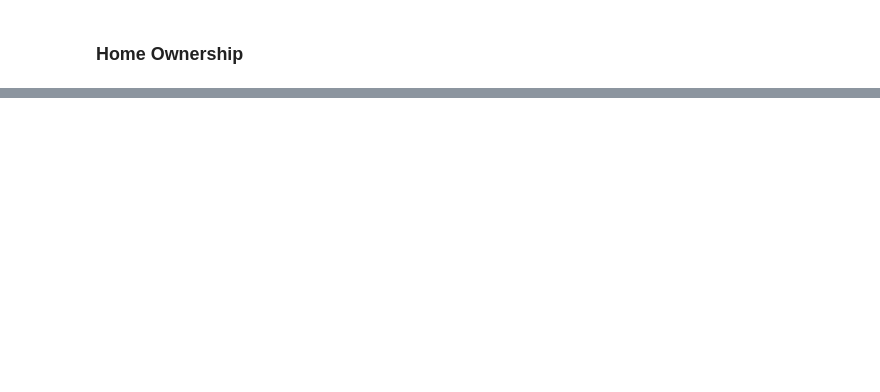
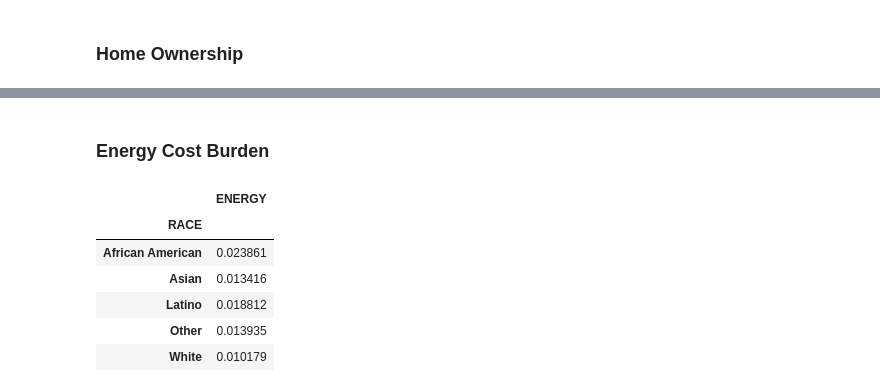
Before and after one commit to jaimev408/Oakland_RE_Indicators, a Jupyter notebook: ORE Main.ipynb, the cells around one changed output, grey strips where cells are left out. Saved outputs shown, nothing was run; the diff lists cells and outputs as text; code cells hidden in the pictures; blank space fills up the shorter version.

Commit message:
Calculated indicator 44: energy cost burden

```diff
--- a/ORE Main.ipynb
+++ b/ORE Main.ipynb
@@ -243,0 +263,24 @@ da = pca161_Ok.loc[pca161_Ok.RELP == 0, ["RACE"]].groupby("RACE")['RACE'].count(
+# %% [markdown]
+### Energy Cost Burden
+# %%
+pca161_Ok_EC = pca161_Ok.loc[:, ["RELP", "ELEP", "FULP", "GASP", "HINCP", "RACE"]]
+pca161_Ok_EC = pca161_Ok_EC.dropna()
+pca161_Ok_EC = pca161_Ok_EC.loc[pca161_Ok_EC.RELP == 0]
+pca161_Ok_EC.loc[pca161_Ok_EC["ELEP"] == 2, "ELEP"] = 0
+pca161_Ok_EC.loc[(pca161_Ok_EC["FULP"] == 1) | (pca161_Ok_EC["FULP"] ==  2), "FULP"] = 0
+pca161_Ok_EC.loc[(pca161_Ok_EC["GASP"] == 2) | (pca161_Ok_EC["GASP"] == 3), "GASP"] = 0
+pca161_Ok_EC = pca161_Ok_EC.loc[(pca161_Ok_EC["ELEP"] != 1) & (pca161_Ok_EC["GASP"] != 1)]
+pca161_Ok_EC = pca161_Ok_EC.loc[pca161_Ok_EC["HINCP"] > 0]
+# %%
+energy = ((pca161_Ok_EC.ELEP * 12) + (pca161_Ok_EC.GASP * 12) + pca161_Ok_EC.FULP)/pca161_Ok_EC.HINCP
+pca161_Ok_EC["ENERGY"] = energy
+# %%
+pca161_Ok_EC[["RACE", "ENERGY"]].groupby("RACE").median()
+# %% [output]
+|  | ENERGY |
+| RACE |  |
+| African American | 0.023861 |
+| Asian | 0.013416 |
+| Latino | 0.018812 |
+| Other | 0.013935 |
+| White | 0.010179 |
```
Also changed, not shown: parts of 3 cells of this notebook.
